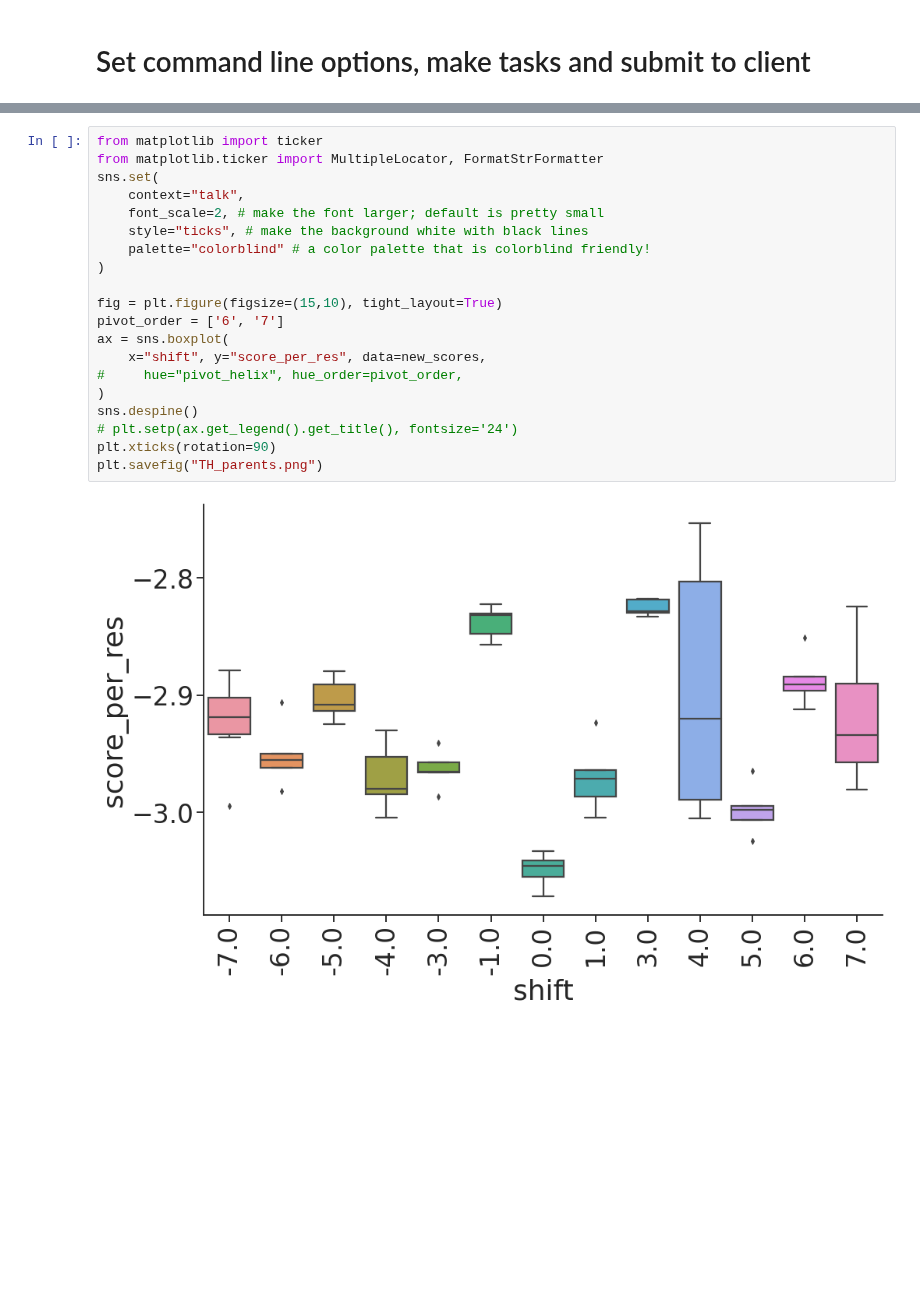
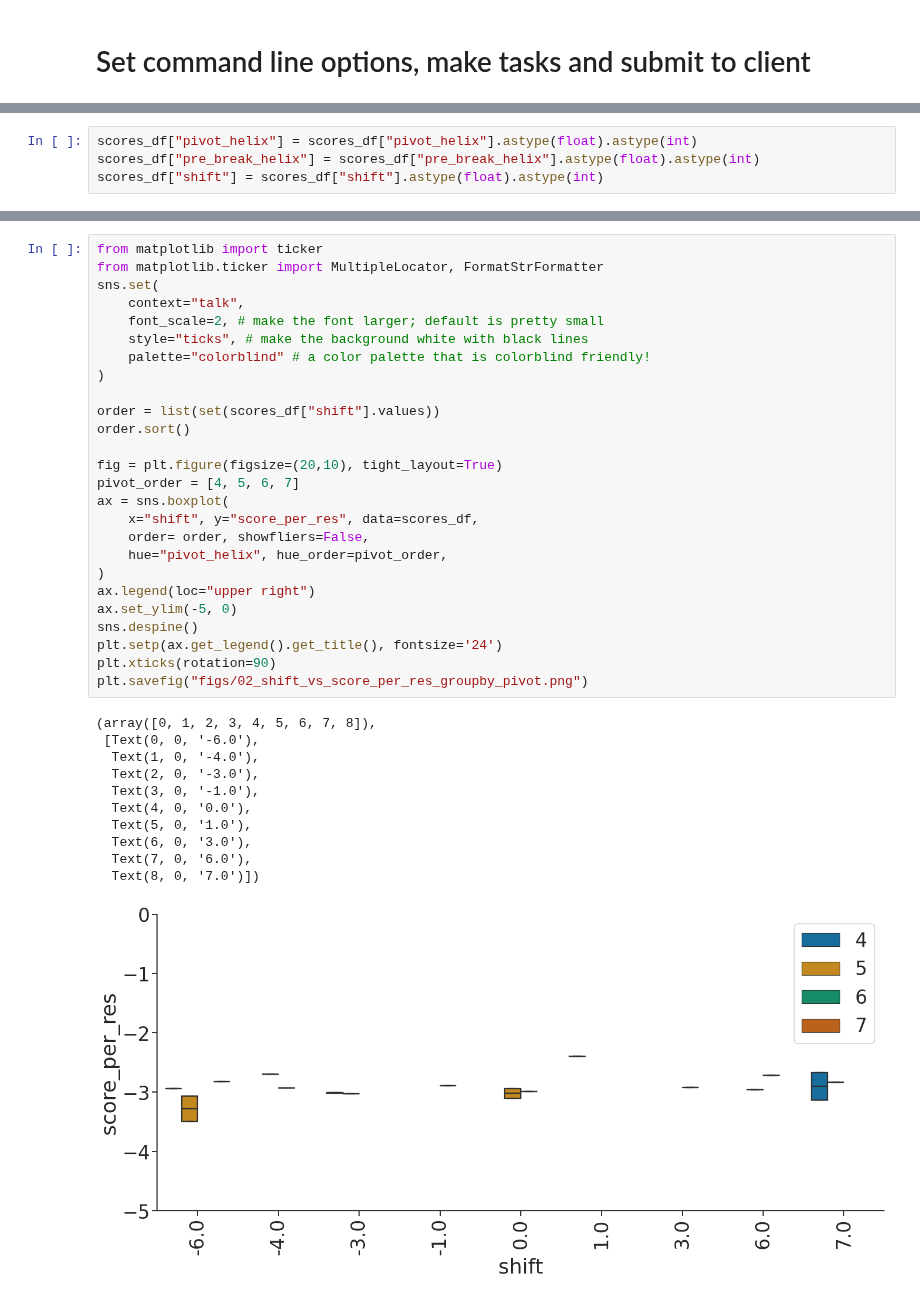
Before and after one commit to proleu/hinges, a Jupyter notebook: 03_enumerate_loops.ipynb, the cells around one changed output, grey strips where cells are left out. Cells and saved outputs as stored; diff of their text form; blank space fills up the shorter version.

```diff
--- a/03_enumerate_loops.ipynb
+++ b/03_enumerate_loops.ipynb
@@ -450,0 +605,4 @@ Index(['bb_clash', 'ddg', 'dslf_fa13', 'fa_atr', 'fa_dun_dev', 'fa_dun_rot',
+# %%
+scores_df["pivot_helix"] = scores_df["pivot_helix"].astype(float).astype(int)
+scores_df["pre_break_helix"] = scores_df["pre_break_helix"].astype(float).astype(int)
+scores_df["shift"] = scores_df["shift"].astype(float).astype(int)
@@ -451,22 +622,38 @@ Index(['bb_clash', 'ddg', 'dslf_fa13', 'fa_atr', 'fa_dun_dev', 'fa_dun_rot',
 # %%
 from matplotlib import ticker
 from matplotlib.ticker import MultipleLocator, FormatStrFormatter
 sns.set(
     context="talk",
     font_scale=2, # make the font larger; default is pretty small
     style="ticks", # make the background white with black lines
     palette="colorblind" # a color palette that is colorblind friendly!
 )
 
-fig = plt.figure(figsize=(15,10), tight_layout=True)
-pivot_order = ['6', '7']
+order = list(set(scores_df["shift"].values))
+order.sort()
+
+fig = plt.figure(figsize=(20,10), tight_layout=True)
+pivot_order = [4, 5, 6, 7]
 ax = sns.boxplot(
-    x="shift", y="score_per_res", data=new_scores,
-#     hue="pivot_helix", hue_order=pivot_order,
+    x="shift", y="score_per_res", data=scores_df,
+    order= order, showfliers=False,
+    hue="pivot_helix", hue_order=pivot_order,
 )
+ax.legend(loc="upper right")
+ax.set_ylim(-5, 0)
 sns.despine()
-# plt.setp(ax.get_legend().get_title(), fontsize='24')
+plt.setp(ax.get_legend().get_title(), fontsize='24')
 plt.xticks(rotation=90)
-plt.savefig("TH_parents.png")
+plt.savefig("figs/02_shift_vs_score_per_res_groupby_pivot.png")
 # %% [output]
+(array([0, 1, 2, 3, 4, 5, 6, 7, 8]),
+ [Text(0, 0, '-6.0'),
+  Text(1, 0, '-4.0'),
+  Text(2, 0, '-3.0'),
+  Text(3, 0, '-1.0'),
+  Text(4, 0, '0.0'),
+  Text(5, 0, '1.0'),
+  Text(6, 0, '3.0'),
+  Text(7, 0, '6.0'),
+  Text(8, 0, '7.0')])
-[figure, old version]
+[figure, new version]
```
Also changed, not shown: parts of 30 cells of this notebook, 3 other files.
